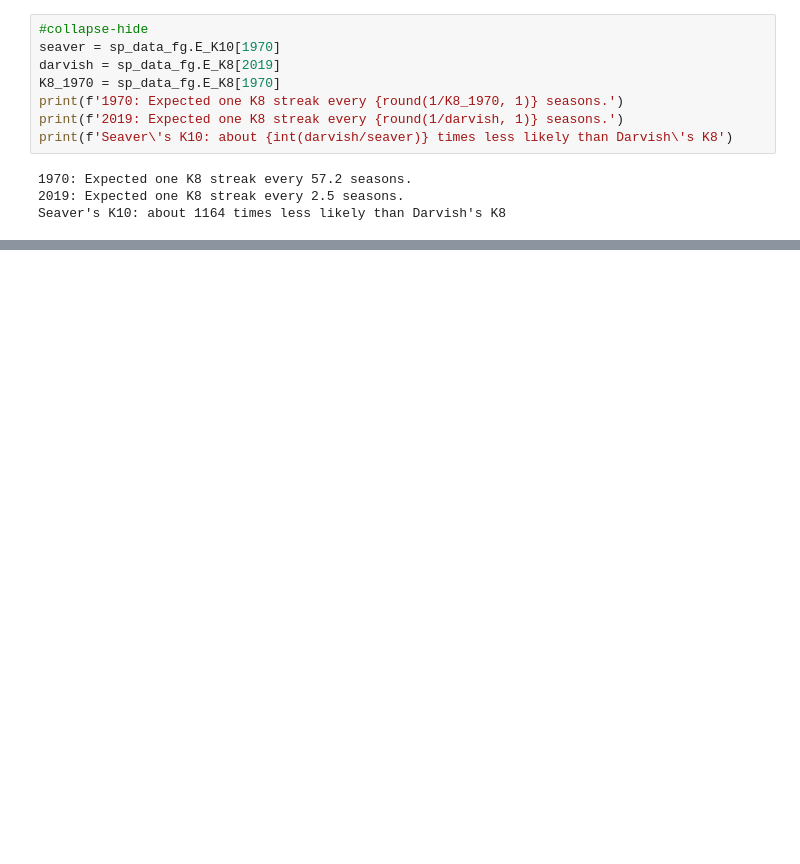
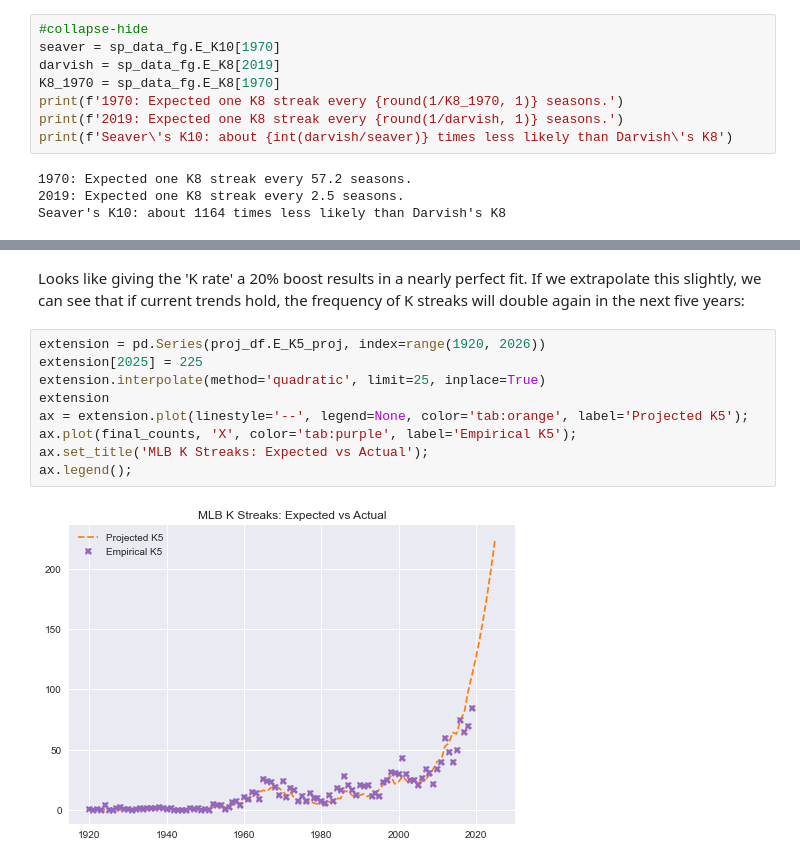
Before and after one commit to tmaule/website, a Jupyter notebook: _notebooks/2021-01-26-k_streaks.ipynb, the cells around one changed output, grey strips where cells are left out. Drawn from its saved outputs; the diff is of its cells as text; blank space fills up the shorter version.

```diff
--- a/_notebooks/2021-01-26-k_streaks.ipynb
+++ b/_notebooks/2021-01-26-k_streaks.ipynb
@@ -115,0 +318,13 @@ Seaver's K10: about 1164 times less likely than Darvish's K8
+# %% [markdown]
+Looks like giving the 'K rate' a 20% boost results in a nearly perfect fit. If we extrapolate this slightly, we can see that if current trends hold, the frequency of K streaks will double again in the next five years:
+# %%
+extension = pd.Series(proj_df.E_K5_proj, index=range(1920, 2026))
+extension[2025] = 225
+extension.interpolate(method='quadratic', limit=25, inplace=True)
+extension
+ax = extension.plot(linestyle='--', legend=None, color='tab:orange', label='Projected K5');
+ax.plot(final_counts, 'X', color='tab:purple', label='Empirical K5');
+ax.set_title('MLB K Streaks: Expected vs Actual');
+ax.legend();
+# %% [output]
+[figure, added]
```
Also changed, not shown: parts of 14 cells of this notebook, 7 other files.
